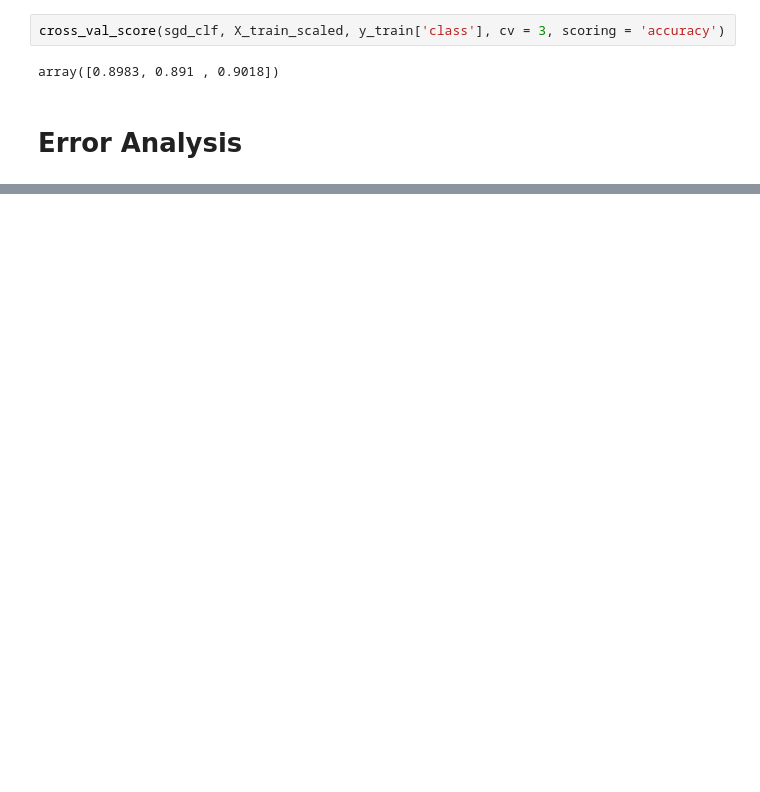
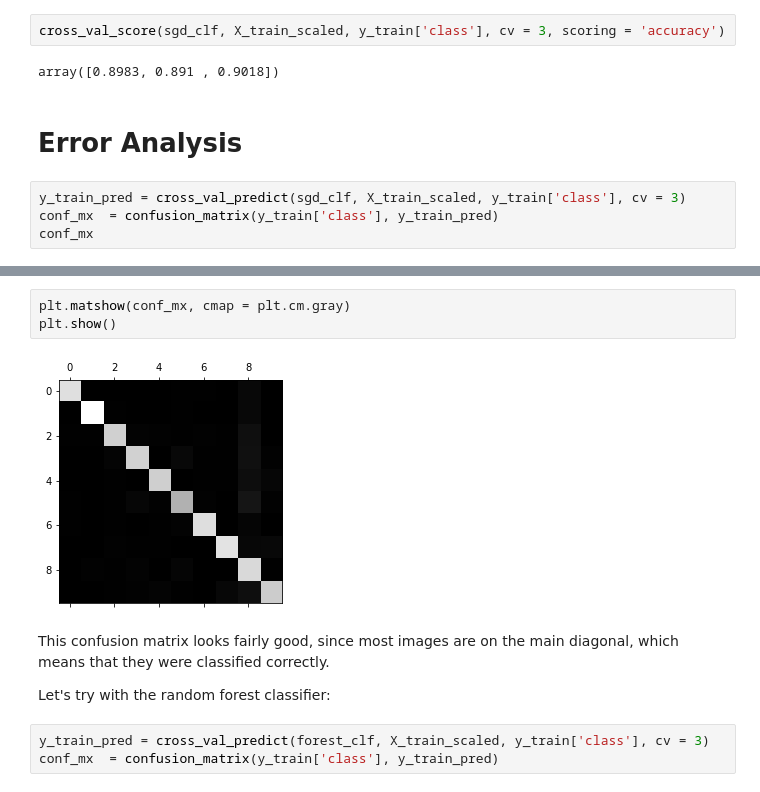
Before and after one commit to afoviedo/data-science-portfolio, a Jupyter notebook: Image Classification/Image Clasification with ML.ipynb, the cells around one changed output, grey strips where cells are left out. Cells and saved outputs as stored; diff of their text form; blank space fills up the shorter version.

```diff
--- a/Image Classification/Image Clasification with ML.ipynb
+++ b/Image Classification/Image Clasification with ML.ipynb
@@ -420,3 +419,7 @@ cross_val_score(sgd_clf, X_train_scaled, y_train['class'], cv = 3, scoring = 'ac
 array([0.8983, 0.891 , 0.9018])
 # %% [markdown]
 # Error Analysis
+# %%
+y_train_pred = cross_val_predict(sgd_clf, X_train_scaled, y_train['class'], cv = 3)
+conf_mx  = confusion_matrix(y_train['class'], y_train_pred)
+conf_mx
@@ -422,0 +438,13 @@ array([0.8983, 0.891 , 0.9018])
+# %%
+plt.matshow(conf_mx, cmap = plt.cm.gray)
+plt.show()
+# %% [output]
+[figure, added]
+# %% [markdown]
+This confusion matrix looks fairly good, since most images are on the main diagonal,
+which means that they were classified correctly.
+
+Let's try with the random forest classifier:
+# %%
+y_train_pred = cross_val_predict(forest_clf, X_train_scaled, y_train['class'], cv = 3)
+conf_mx  = confusion_matrix(y_train['class'], y_train_pred)
```
Also changed, not shown: parts of 27 cells of this notebook.
